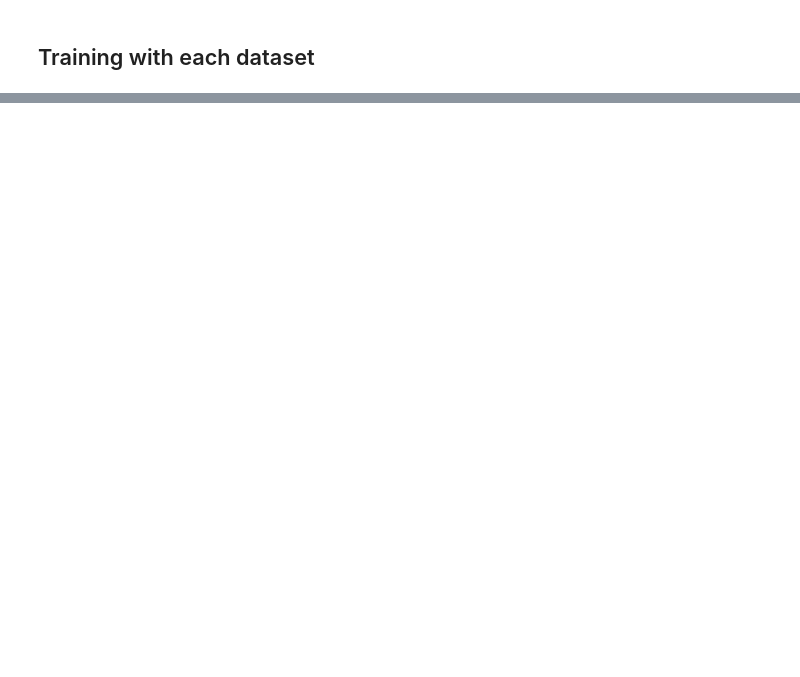
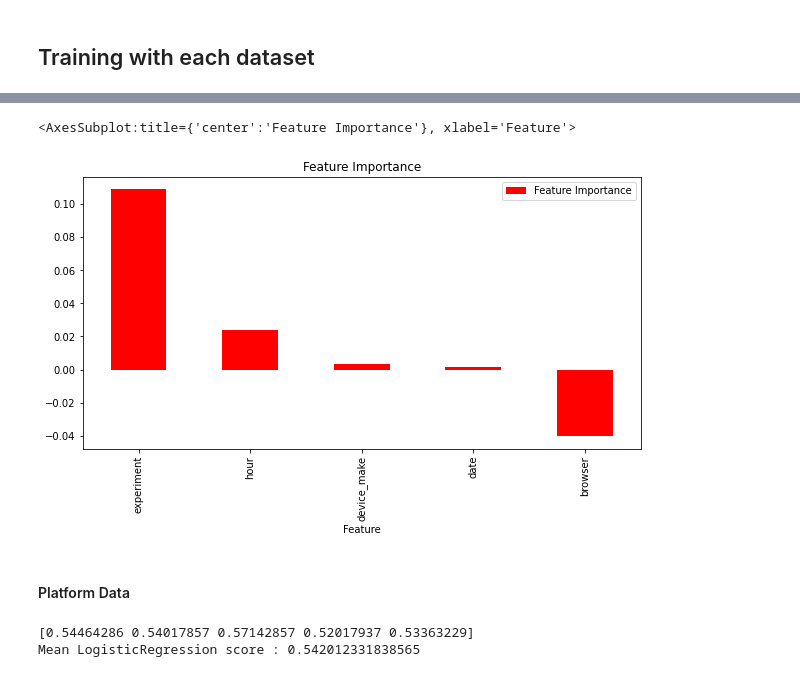
Before and after one commit to abu-bakarr/10_Academy_Week2_Group, a Jupyter notebook: notebooks/ML-Ab-Testing.ipynb, the cells around one changed output, grey strips where cells are left out. Cells and saved outputs as stored; diff of their text form; code cells hidden in the pictures; blank space fills up the shorter version.

Commit message:
training with the remaining algorithms done

```diff
--- a/notebooks/ML-Ab-Testing.ipynb
+++ b/notebooks/ML-Ab-Testing.ipynb
@@ -145,4 +146,4 @@ split_browser_data=SplitData(encoded_browser_df)
 # %%
 split_platform_data=SplitData(encoded_platform_df)
 # %%
-browser_data=split_browser_data.test_validate_train(0.7,0.2,'user_response')
+Xb_train, Xb_test, yb_train, yb_test=split_browser_data.test_validate_train(0.7,'user_response')
@@ -204,0 +174,6 @@ Accuracy: 0.10483870967741936
+# %%
+logreg=LogisticRegression(random_state=None)
+logreg.fit(Xb_train,yb_train)
+scores=cross_val_score(estimator=logreg,X=Xb_train,y=yb_train,cv=5,scoring='accuracy')
+print(scores)
+print('Mean LogisticRegression score :',scores.mean())
@@ -204,0 +183,6 @@ Accuracy: 0.10483870967741936
+# %%
+feat_imp_log = pd.DataFrame({"Feature Importance": logreg.coef_[0]})
+feat_imp_log["Feature"] = ['experiment'	,'date'	,'hour','device_make',	'browser']
+feat_imp_log = feat_imp_log.set_index("Feature")
+feat_imp_log = feat_imp_log.sort_values(by=["Feature Importance"], ascending=False)
+feat_imp_log
@@ -204,0 +197,16 @@ Accuracy: 0.10483870967741936
+# %%
+feat_imp_log.plot.bar(figsize=(10,5), title = "Feature Importance", fontsize=10, rot=90, color='r')
+# %% [output]
+<AxesSubplot:title={'center':'Feature Importance'}, xlabel='Feature'>
+[figure, added]
+# %% [markdown]
+<h4>Platform Data</h4>
+# %%
+logregp=LogisticRegression(random_state=None)
+logregp.fit(Xp_train,yp_train)
+scores=cross_val_score(estimator=logreg,X=Xp_train,y=yp_train,cv=5,scoring='accuracy')
+print(scores)
+print('Mean LogisticRegression score :',scores.mean())
+# %% [output]
+[0.54464286 0.54017857 0.57142857 0.52017937 0.53363229]
+Mean LogisticRegression score : 0.542012331838565
```
Also changed, not shown: parts of 43 cells of this notebook, 1 other file.
